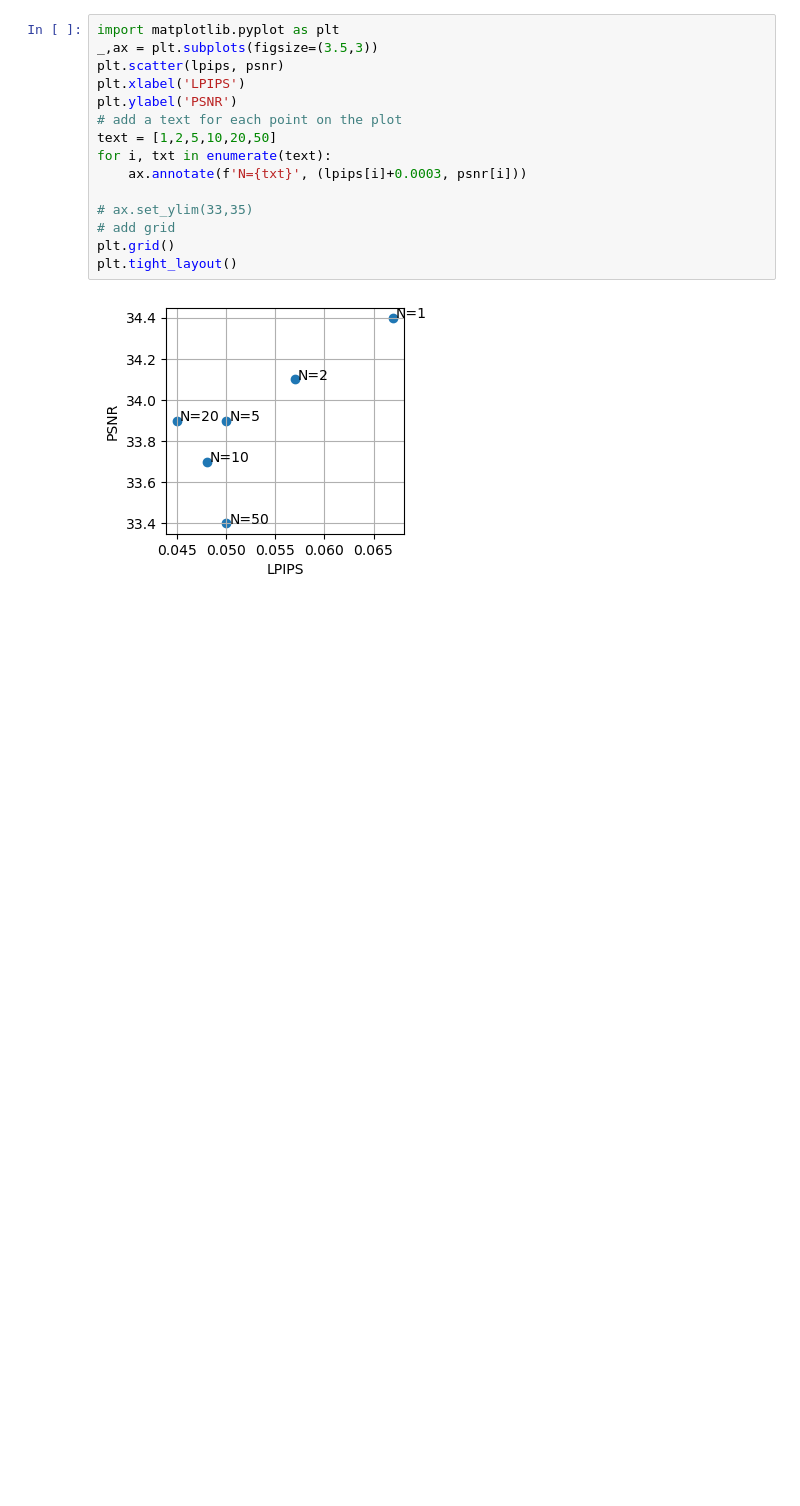
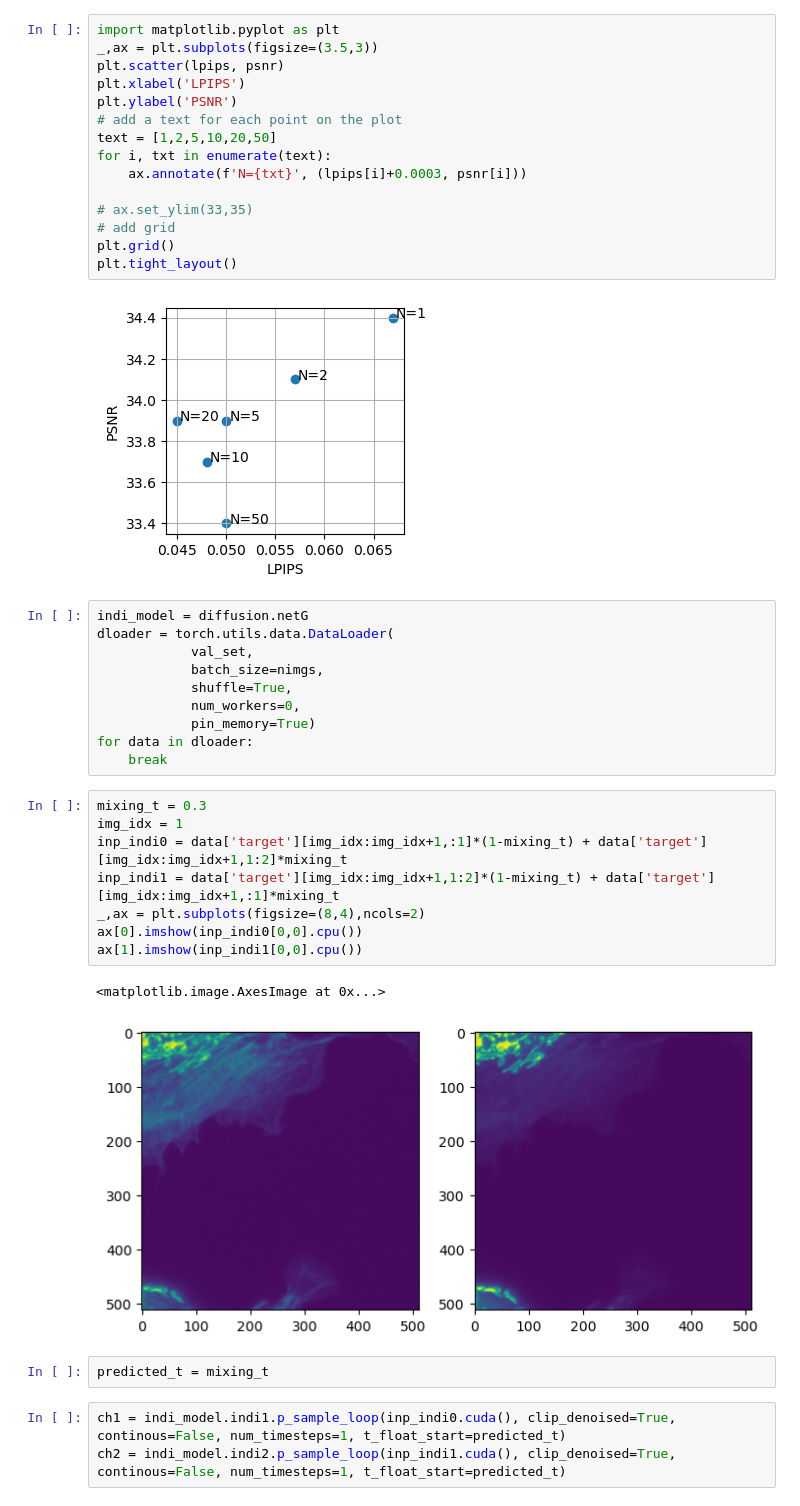
Before and after one commit to rayanirban/DiffSplitting, a Jupyter notebook: notebooks/EvaluateJointIndi.ipynb, the cells around one changed output. Drawn from its saved outputs; the diff is of its cells as text; blank space fills up the shorter version.

Commit message:
added test for joint indi. working more now with float t

```diff
--- a/notebooks/EvaluateJointIndi.ipynb
+++ b/notebooks/EvaluateJointIndi.ipynb
@@ -454,3 +460,29 @@ plt.grid()
 plt.tight_layout()
 # %% [output]
 [figure]
+# %%
+indi_model = diffusion.netG
+dloader = torch.utils.data.DataLoader(
+            val_set,
+            batch_size=nimgs,
+            shuffle=True,
+            num_workers=0,
+            pin_memory=True)
+for data in dloader:
+    break
+# %%
+mixing_t = 0.3
+img_idx = 1
+inp_indi0 = data['target'][img_idx:img_idx+1,:1]*(1-mixing_t) + data['target'][img_idx:img_idx+1,1:2]*mixing_t
+inp_indi1 = data['target'][img_idx:img_idx+1,1:2]*(1-mixing_t) + data['target'][img_idx:img_idx+1,:1]*mixing_t
+_,ax = plt.subplots(figsize=(8,4),ncols=2)
+ax[0].imshow(inp_indi0[0,0].cpu())
+ax[1].imshow(inp_indi1[0,0].cpu())
+# %% [output]
+<matplotlib.image.AxesImage at 0x...>
+[figure, added]
+# %%
+predicted_t = mixing_t
+# %%
+ch1 = indi_model.indi1.p_sample_loop(inp_indi0.cuda(), clip_denoised=True, continous=False, num_timesteps=1, t_float_start=predicted_t)
+ch2 = indi_model.indi2.p_sample_loop(inp_indi1.cuda(), clip_denoised=True, continous=False, num_timesteps=1, t_float_start=predicted_t)
```
Also changed, not shown: parts of 15 cells of this notebook, 6 other files.
